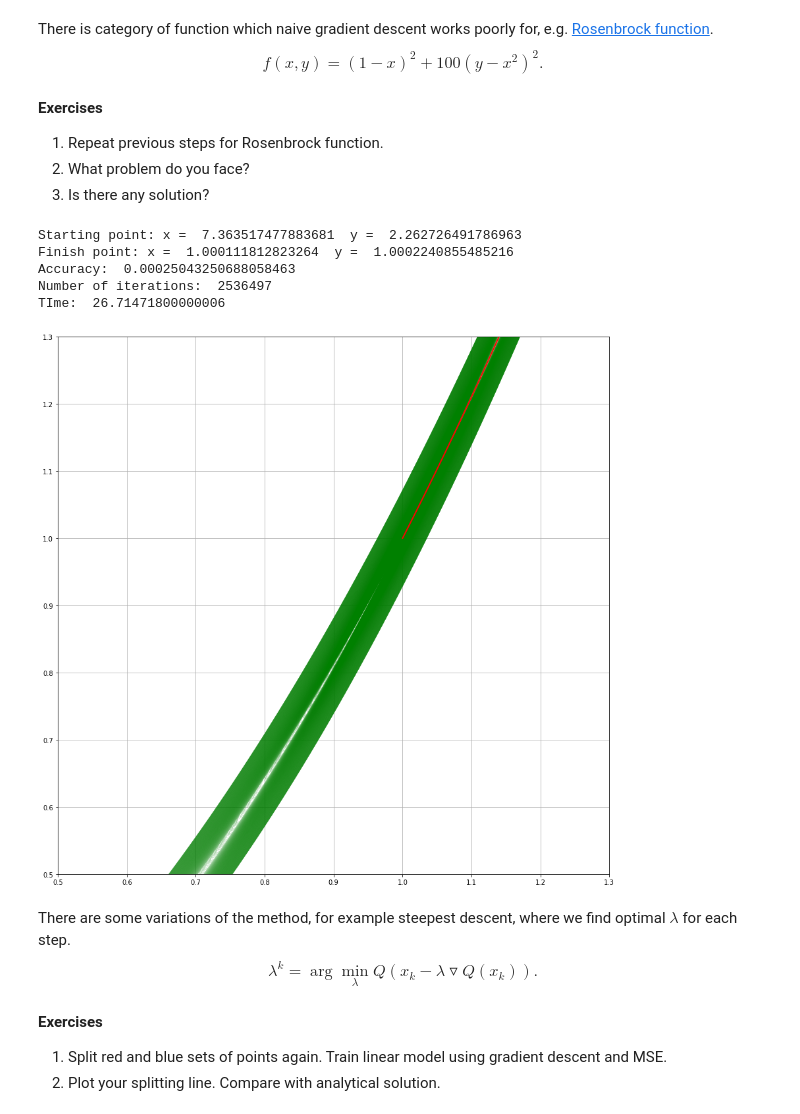
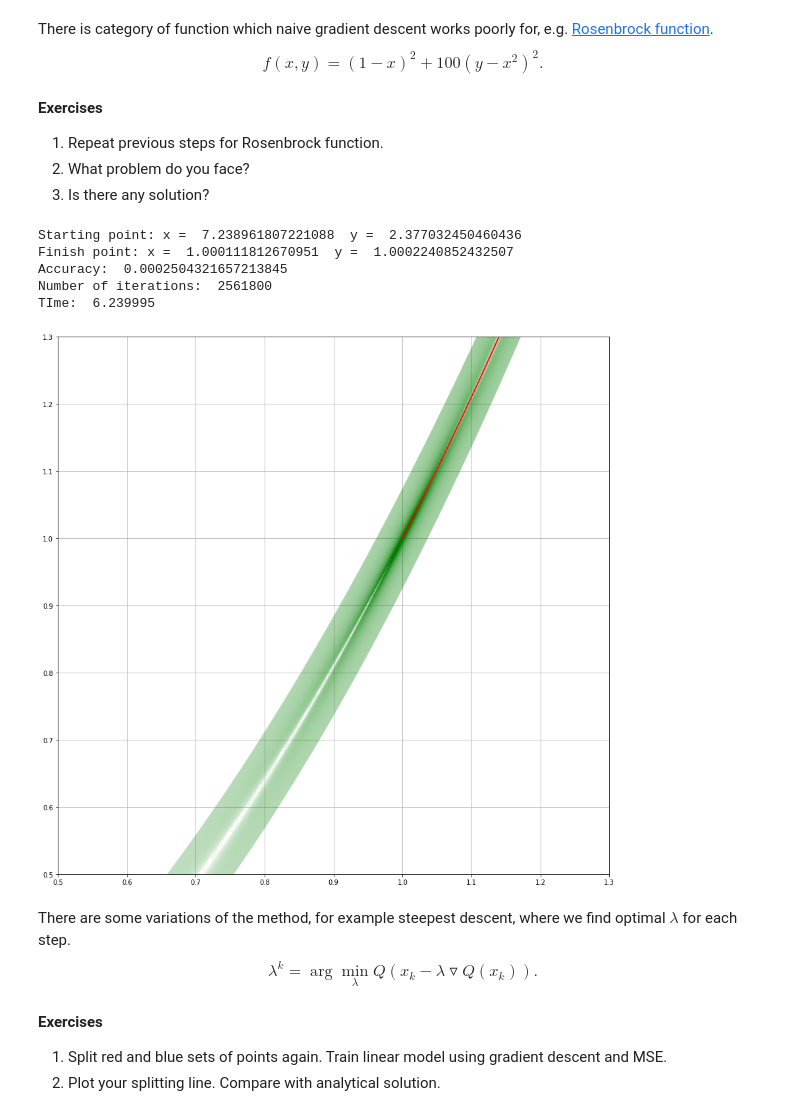
Before and after one commit to birshert/Darin, a Jupyter notebook: labs_/Birshert Alexey DARIN LAB-1.ipynb, the cells around one changed output. Saved outputs shown, nothing was run; the diff lists cells and outputs as text; code cells hidden in the pictures.

```diff
--- a/labs_/Birshert Alexey DARIN LAB-1.ipynb
+++ b/labs_/Birshert Alexey DARIN LAB-1.ipynb
@@ -347,11 +355,11 @@ plt.show()
 # %% [output]
 [figure]
 # %%
-import time
+# 5 - 8
 
 start = time.clock()
 
-count = 100
+count = 600
 
 # initialisation of dots "clouds"
 
@@ -377,15 +385,15 @@ data = {}
 data['x'] = np.linspace(-5, 5, 1000)
 data['y'] = data['x'] * k + b
 
+finish = time.clock()
+
+print("Total time: ", finish - start)
+
 plt.figure(figsize=(15, 15))
 plt.plot(data['x'], data['y'], linewidth=5, color='green')
 
-plt.plot(red[0], red[1], '.', color = 'r')
-plt.plot(blue[0], blue[1], '.', color = 'b')
+plt.plot(red[0], red[1], 'x', color = 'r')
+plt.plot(blue[0], blue[1], 'x', color = 'b')
 
 plt.show()
-
-finish = time.clock()
-
-print("Total time: ", finish - start)
 # %% [output]
@@ -545,40 +553,40 @@ def gradient_descent():
         data['x'].append(new_x)
         data['y'].append(new_y)
 
-        if (iteration % 1000 == 0):
+        if (iteration % 5000 == 0):
             c = func(new_x, new_y)
             d = np.linspace(max(-1, 1 - np.sqrt(c)), min(2, np.sqrt(c) + 1), 100)
             y1 = np.sqrt(c - (1-d)**2)/10+ d**2
             y2 = -np.sqrt(c - (1-d)**2)/10+ d**2
             plt.plot(d, y1, color='green', linewidth=0.1)
             plt.plot(d,y2, color='green', linewidth=0.1)
 
         iteration += 1
 
         e = eps([data['x'][iteration - 1], data['y'][iteration - 1]], [data['x'][iteration], data['y'][iteration]])
 
 
     finish = time.clock()
 
     print("Starting point: x = ", data['x'][0], " y = ", data['y'][0])
     print("Finish point: x = ", data['x'][iteration], " y = ", data['y'][iteration])
     print("Accuracy: ", np.sqrt((1 - data['x'][iteration])**2 + (1 - data['y'][iteration])**2))
     print("Number of iterations: ", iteration)
     print("TIme: ", finish - start)
     plt.xlim(0.5, 1.3)
     plt.ylim(0.5, 1.3)
     plt.grid(True)
     plt.plot(data['x'], data['y'], color='red', linewidth=2)
     plt.show()
 
 gradient_descent()
 # %% [output]
-Starting point: x =  7.363517477883681  y =  2.262726491786963
-Finish point: x =  1.000111812823264  y =  1.0002240855485216
-Accuracy:  0.00025043250688058463
-Number of iterations:  2536497
-TIme:  26.71471800000006
+Starting point: x =  7.238961807221088  y =  2.377032450460436
+Finish point: x =  1.000111812670951  y =  1.0002240852432507
+Accuracy:  0.0002504321657213845
+Number of iterations:  2561800
+TIme:  6.239995
-[figure, old version]
+[figure, new version]
 # %% [markdown]
 There are some variations of the method, for example steepest descent, where we find optimal $\lambda$ for each step.
 $$\lambda^{k} = \arg\min_{\lambda}Q(x_k - \lambda\triangledown Q(x_k)).$$
```
Also changed, not shown: parts of 9 cells of this notebook.
